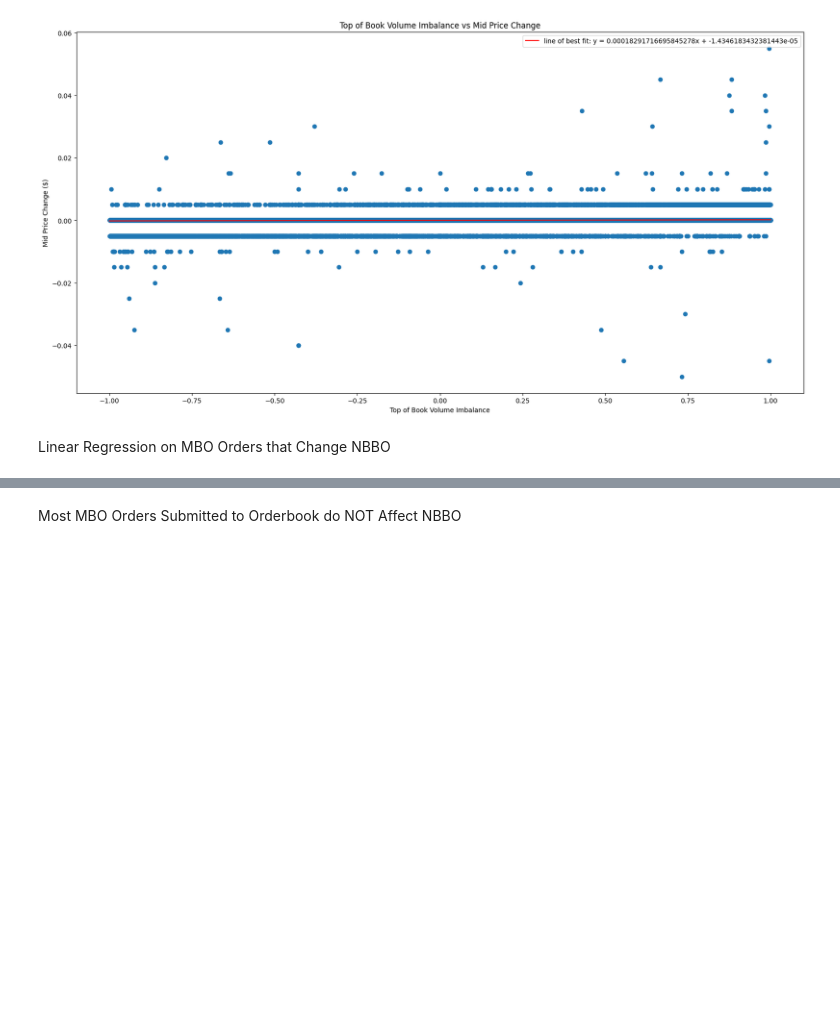
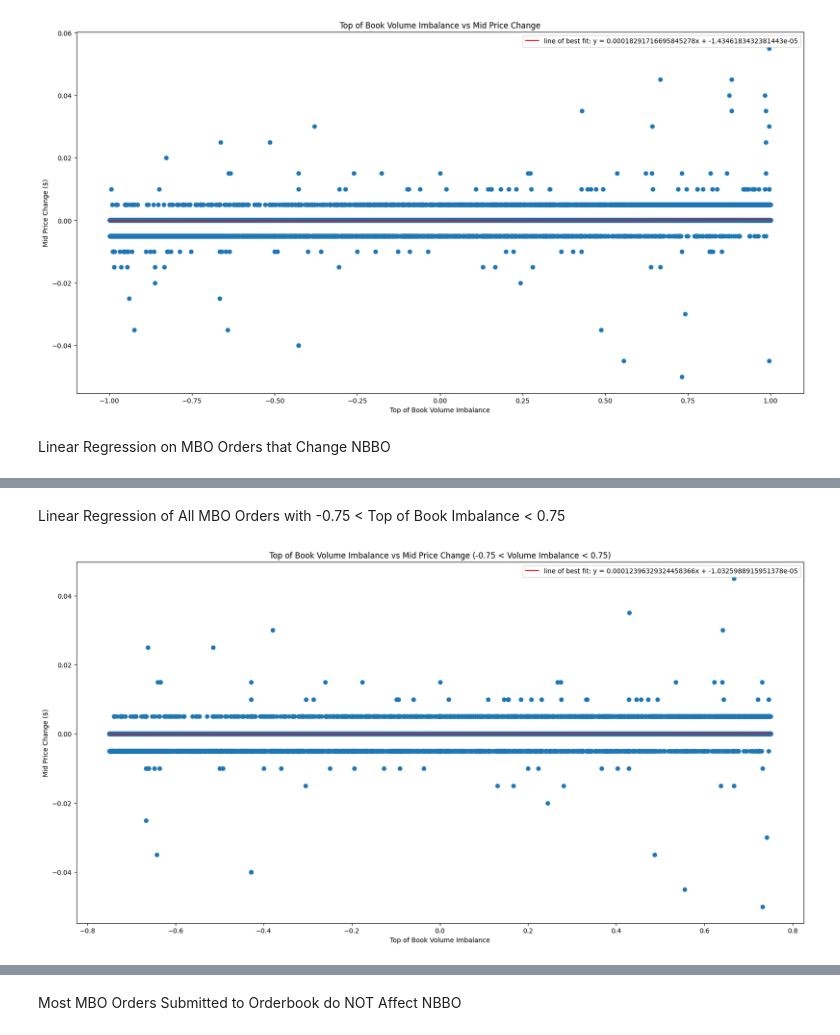
Before and after one commit to AaronGao2027/limit_order_book_project, a Jupyter notebook: order_book_imbalance_good_copy.ipynb, the cells around one changed output, grey strips where cells are left out. Cells and saved outputs as stored; diff of their text form; code cells hidden in the pictures; blank space fills up the shorter version.

```diff
--- a/order_book_imbalance_good_copy.ipynb
+++ b/order_book_imbalance_good_copy.ipynb
@@ -407,0 +408,32 @@ plt.show()
+# %% [markdown]
+Linear Regression of All MBO Orders with -0.75 < Top of Book Imbalance < 0.75
+# %%
+filter_imbalance_df = merged_df.filter(
+    pl.col('volume_imbalance_lag_1') < 0.75,
+    pl.col('volume_imbalance_lag_1') > -0.75
+)
+
+X = filter_imbalance_df.select(
+    pl.col('volume_imbalance_lag_1')
+).with_columns(
+    constant_value=1
+).to_numpy()
+
+Y = filter_imbalance_df.select(
+    pl.col('national_mid_price_change_1')
+).to_numpy()
+
+B = np.linalg.inv(X.T @ X) @ X.T @ Y
+x = np.linspace(-0.75, 0.75, 1000)
+y = B[0]*x + B[1]
+
+plt.figure(figsize=(20,10))
+plt.scatter(filter_imbalance_df['volume_imbalance_lag_1'], filter_imbalance_df['national_mid_price_change_1'])
+plt.plot(x, y, color='red', label=f"line of best fit: y = {B[0][0]}x + {B[1][0]}")
+plt.xlabel('Top of Book Volume Imbalance')
+plt.ylabel('Mid Price Change ($)')
+plt.title('Top of Book Volume Imbalance vs Mid Price Change (-0.75 < Volume Imbalance < 0.75)')
+plt.legend()
+plt.show()
+# %% [output]
+[figure, added]
```
Also changed, not shown: parts of 5 cells of this notebook.
